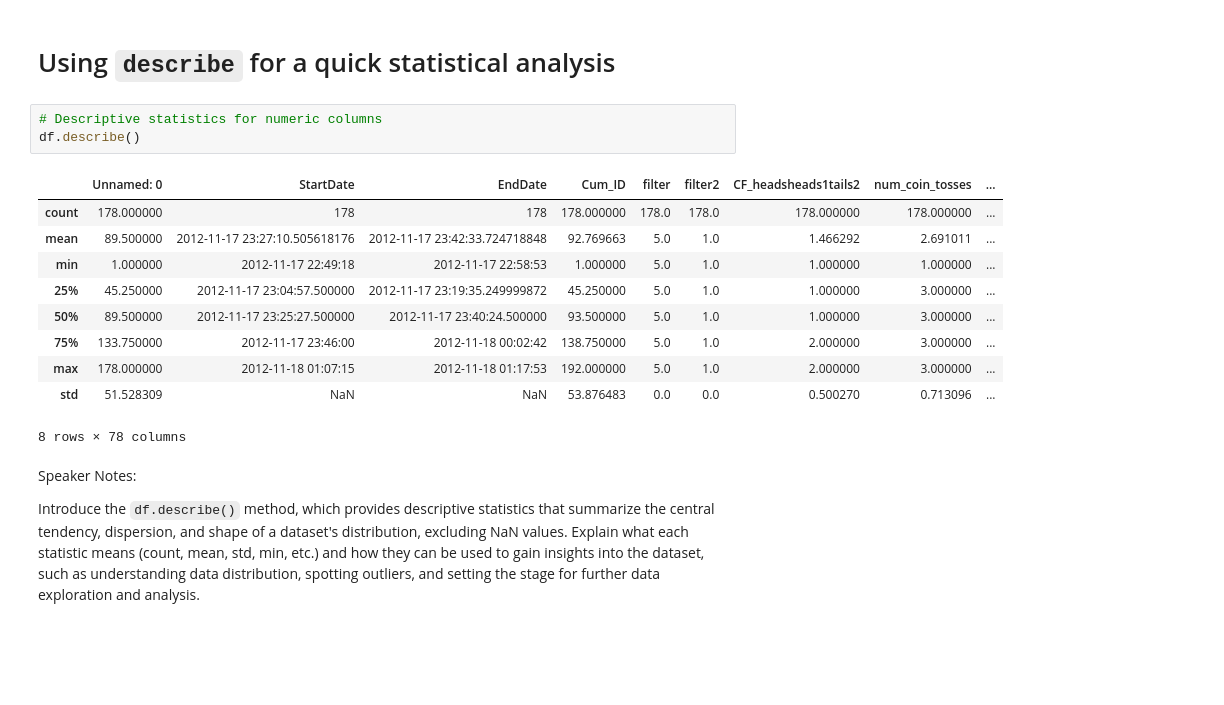
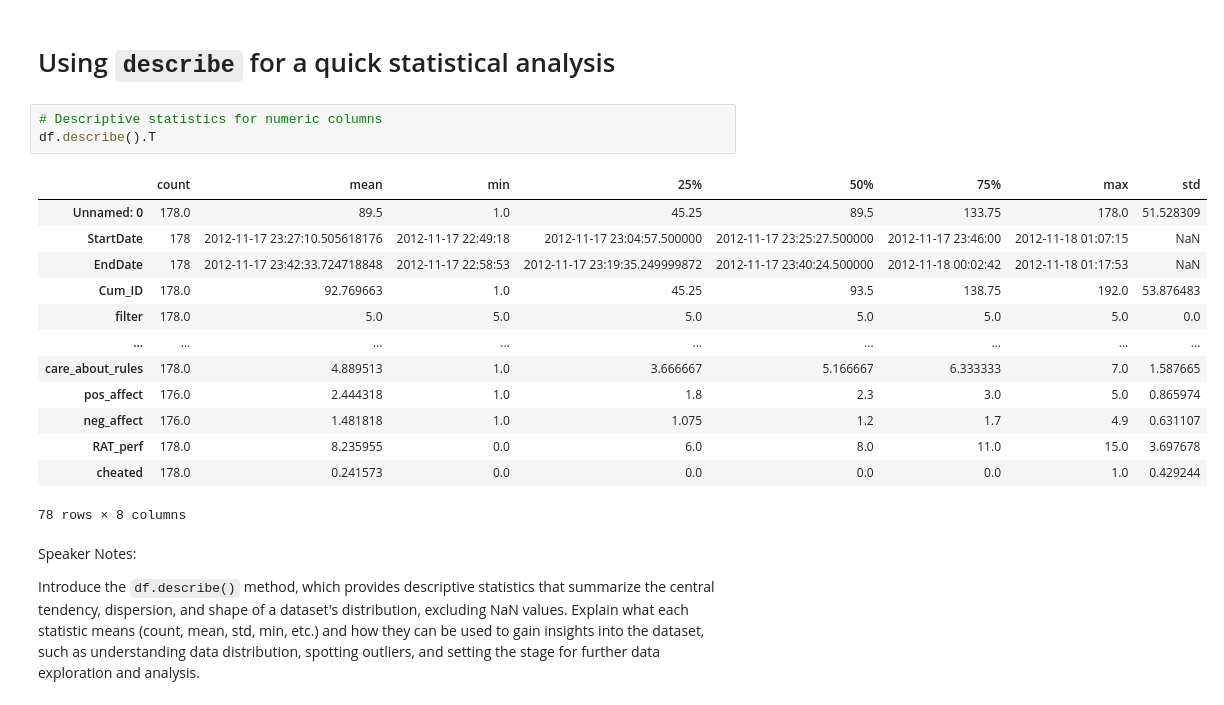
Before and after one commit to Niolon/DataAnalysisPython, a Jupyter notebook: Filled_Course/04_pandas.ipynb, the cells around one changed output. Saved outputs shown, nothing was run; the diff lists cells and outputs as text; blank space fills up the shorter version.

```diff
--- a/Filled_Course/04_pandas.ipynb
+++ b/Filled_Course/04_pandas.ipynb
@@ -210,18 +210,21 @@ dtype: object
 # Using `describe` for a quick statistical analysis
 # %%
 # Descriptive statistics for numeric columns
-df.describe()
+df.describe().T
 # %% [output]
-|  | Unnamed: 0 | StartDate | EndDate | Cum_ID | filter | filter2 | CF_headsheads1tails2 | num_coin_tosses | ... |
-| count | 178.000000 | 178 | 178 | 178.000000 | 178.0 | 178.0 | 178.000000 | 178.000000 | ... |
-| mean | 89.500000 | 2012-11-17 23:27:10.505618176 | 2012-11-17 23:42:33.724718848 | 92.769663 | 5.0 | 1.0 | 1.466292 | 2.691011 | ... |
-| min | 1.000000 | 2012-11-17 22:49:18 | 2012-11-17 22:58:53 | 1.000000 | 5.0 | 1.0 | 1.000000 | 1.000000 | ... |
-| 25% | 45.250000 | 2012-11-17 23:04:57.500000 | 2012-11-17 23:19:35.249999872 | 45.250000 | 5.0 | 1.0 | 1.000000 | 3.000000 | ... |
-| 50% | 89.500000 | 2012-11-17 23:25:27.500000 | 2012-11-17 23:40:24.500000 | 93.500000 | 5.0 | 1.0 | 1.000000 | 3.000000 | ... |
-| 75% | 133.750000 | 2012-11-17 23:46:00 | 2012-11-18 00:02:42 | 138.750000 | 5.0 | 1.0 | 2.000000 | 3.000000 | ... |
-| max | 178.000000 | 2012-11-18 01:07:15 | 2012-11-18 01:17:53 | 192.000000 | 5.0 | 1.0 | 2.000000 | 3.000000 | ... |
-| std | 51.528309 | NaN | NaN | 53.876483 | 0.0 | 0.0 | 0.500270 | 0.713096 | ... |
+|  | count | mean | min | 25% | 50% | 75% | max | std |
+| Unnamed: 0 | 178.0 | 89.5 | 1.0 | 45.25 | 89.5 | 133.75 | 178.0 | 51.528309 |
+| StartDate | 178 | 2012-11-17 23:27:10.505618176 | 2012-11-17 22:49:18 | 2012-11-17 23:04:57.500000 | 2012-11-17 23:25:27.500000 | 2012-11-17 23:46:00 | 2012-11-18 01:07:15 | NaN |
+| EndDate | 178 | 2012-11-17 23:42:33.724718848 | 2012-11-17 22:58:53 | 2012-11-17 23:19:35.249999872 | 2012-11-17 23:40:24.500000 | 2012-11-18 00:02:42 | 2012-11-18 01:17:53 | NaN |
+| Cum_ID | 178.0 | 92.769663 | 1.0 | 45.25 | 93.5 | 138.75 | 192.0 | 53.876483 |
+| filter | 178.0 | 5.0 | 5.0 | 5.0 | 5.0 | 5.0 | 5.0 | 0.0 |
+| ... | ... | ... | ... | ... | ... | ... | ... | ... |
+| care_about_rules | 178.0 | 4.889513 | 1.0 | 3.666667 | 5.166667 | 6.333333 | 7.0 | 1.587665 |
+| pos_affect | 176.0 | 2.444318 | 1.0 | 1.8 | 2.3 | 3.0 | 5.0 | 0.865974 |
+| neg_affect | 176.0 | 1.481818 | 1.0 | 1.075 | 1.2 | 1.7 | 4.9 | 0.631107 |
+| RAT_perf | 178.0 | 8.235955 | 0.0 | 6.0 | 8.0 | 11.0 | 15.0 | 3.697678 |
+| cheated | 178.0 | 0.241573 | 0.0 | 0.0 | 0.0 | 0.0 | 1.0 | 0.429244 |
-8 rows × 78 columns
+78 rows × 8 columns
 # %% [markdown]
 Speaker Notes:
 
```
Also changed, not shown: parts of 12 cells of this notebook.
